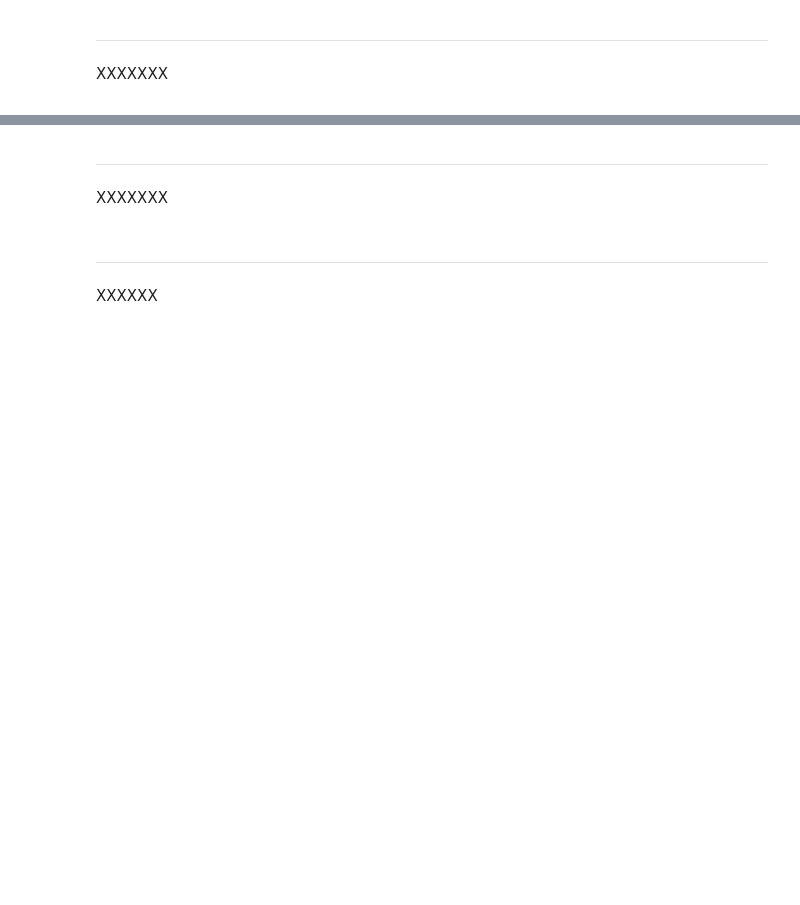
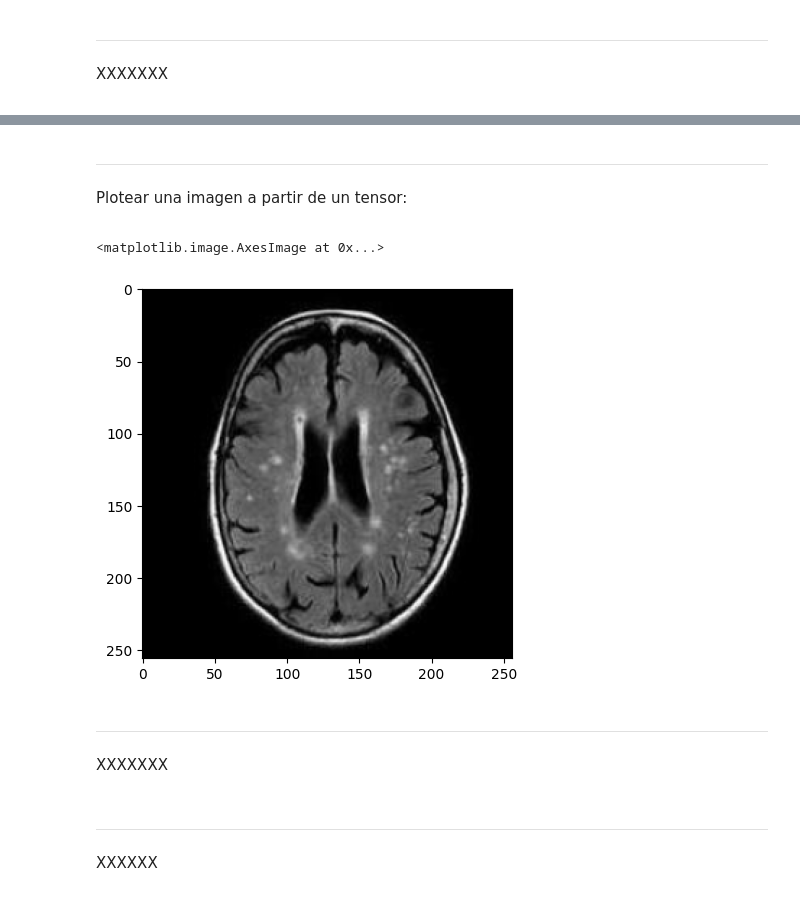
Before and after one commit to Jorbnc/MAIA-DL, a Jupyter notebook: Mini_Proyecto_1_DL.ipynb, the cells around one changed output, grey strips where cells are left out. Saved outputs shown, nothing was run; the diff lists cells and outputs as text; code cells hidden in the pictures; blank space fills up the shorter version.

```diff
--- a/Mini_Proyecto_1_DL.ipynb
+++ b/Mini_Proyecto_1_DL.ipynb
@@ -241,0 +206,32 @@ XXXXXXXX
+# %%
+# COMPROBAR:
+# Al parecer este tipo de lógica se llama "Lazy Evaluation/Programming"
+# Es decir, solo se declara lo que se queire hacer, pero se pospone la ejecución para cuando sea realmente necesario
+
+# Subclase de Dataset de PyTorch (para cargar más eficientemente la data -> Lazy evaluation)
+class ImgDataset(Dataset):
+    def __init__(self, dataframe_paths_labels, transformacion=None, label2idx=None):
+        self.dataframe = dataframe_con_paths
+        self.transformacion = transformacion
+        self.label2idx = label2idx or {}
+
+    def __len__(self):
+        return len(self.dataframe)
+
+    def __getitem__(self, idx):
+        fila = self.dataframe.iloc[idx]
+        img_path = fila['img_path']
+        label = fila['label']
+
+        # Si los labels son strings, conviértelos a índices (si label2idx está definido)
+        if self.label2idx:
+            label = self.label2idx[label]
+
+        # Leer y convertir a RGB
+        with Image.open(img_path) as img:
+            img = img.convert('RGB') # OJO: Solo tenemos un canal en B/N
+
+            # Aplicar transformación custom o solo a Tensor
+            img = self.transformacion(img) if self.transformacion else transforms.ToTensor()(img)
+
+        return img, label
@@ -242,3 +259,26 @@ XXXXXXXX
+# %%
+# Instanciación de la clase de Dataset
+dataset = ImgDataset(df_paths, transformacion=transform_pipeline, label2idx=label2idx)
+# %% [markdown]
+***
+<span style="font-family:Cambria Math">
+
+Plotear una imagen a partir de un tensor:
+
+</span>
+# %%
+# (canal, filas, columnas)
+# (3, 256, 256)
+# (256, 256, 3)
+# Convertir de Tensor a Numpy
+def tensor2numpy(tensor):
+  return tensor.permute(1, 2, 0).numpy()
+
+idx = random.randint(0,len(dataset))
+plt.imshow(tensor2numpy(dataset[idx][0]))
+# %% [output]
+<matplotlib.image.AxesImage at 0x...>
+[figure, added]
 # %% [markdown]
 ***
 <span style="font-family:Cambria Math">
```
Also changed, not shown: parts of 48 cells of this notebook.
